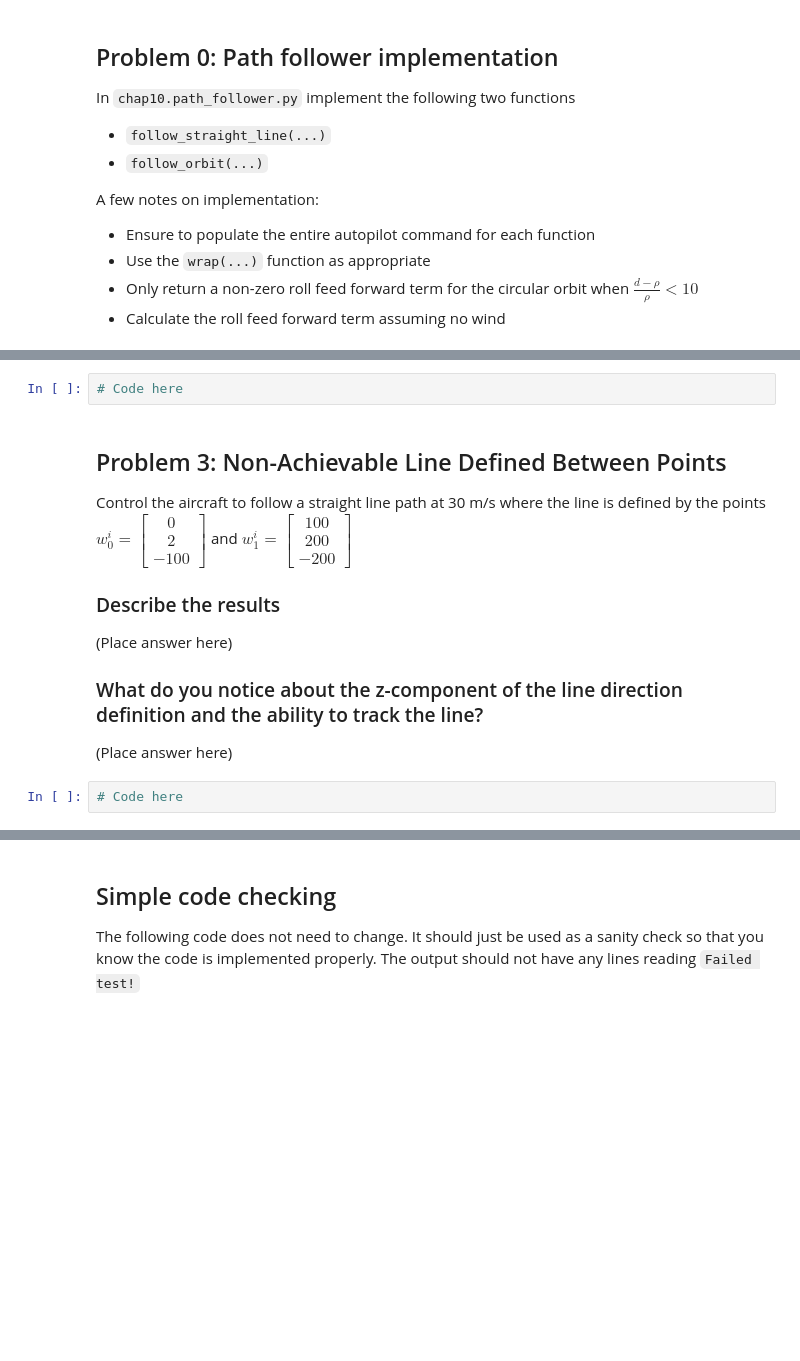
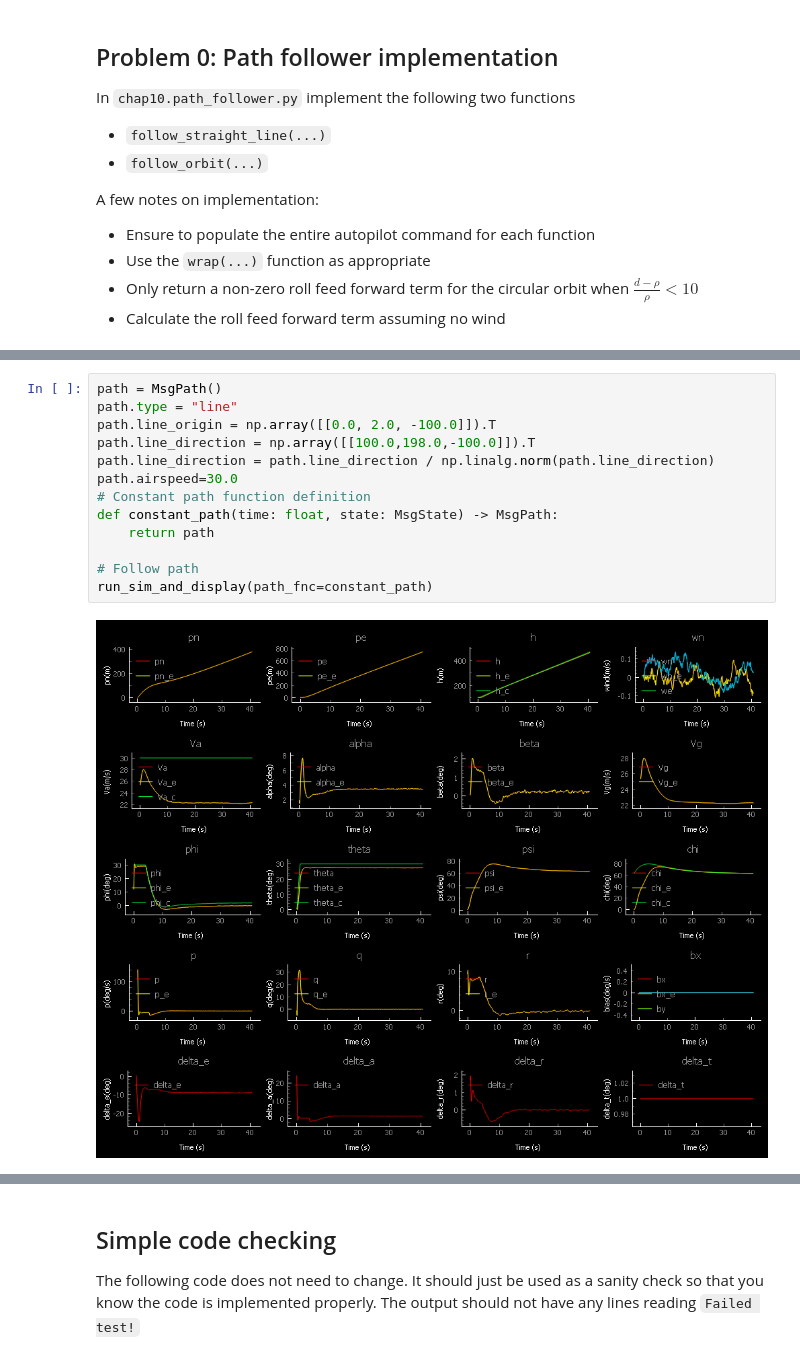
Before and after one commit to Rocketman-1969/MAE5330, a Jupyter notebook: mavsim_python/usu_assignments/ch10_path_following.ipynb, the cells around one changed output, grey strips where cells are left out. Cells and saved outputs as stored; diff of their text form; blank space fills up the shorter version.

```diff
--- a/mavsim_python/usu_assignments/ch10_path_following.ipynb
+++ b/mavsim_python/usu_assignments/ch10_path_following.ipynb
@@ -75,13 +119,15 @@ Control the aircraft to follow a straight line path at 30 m/s where the line is
-# %%
-# Code here
-# %% [markdown]
-## Problem 3: Non-Achievable Line Defined Between Points
-Control the aircraft to follow a straight line path at 30 m/s where the line is defined by the points $w_0^i = \begin{bmatrix}0 \\ 2 \\ -100 \end{bmatrix}$ and $w_1^i = \begin{bmatrix}100 \\ 200 \\ -200 \end{bmatrix}$
-
-### Describe the results
-(Place answer here)
-
-### What do you notice about the z-component of the line direction definition and the ability to track the line?
-(Place answer here)
-# %%
-# Code here
+# %%
+path = MsgPath()
+path.type = "line"
+path.line_origin = np.array([[0.0, 2.0, -100.0]]).T
+path.line_direction = np.array([[100.0,198.0,-100.0]]).T
+path.line_direction = path.line_direction / np.linalg.norm(path.line_direction)
+path.airspeed=30.0
+# Constant path function definition
+def constant_path(time: float, state: MsgState) -> MsgPath:
+    return path
+
+# Follow path
+run_sim_and_display(path_fnc=constant_path)
+# %% [output]
+[figure, added]
```
Also changed, not shown: parts of 23 cells of this notebook, 2 other files.
